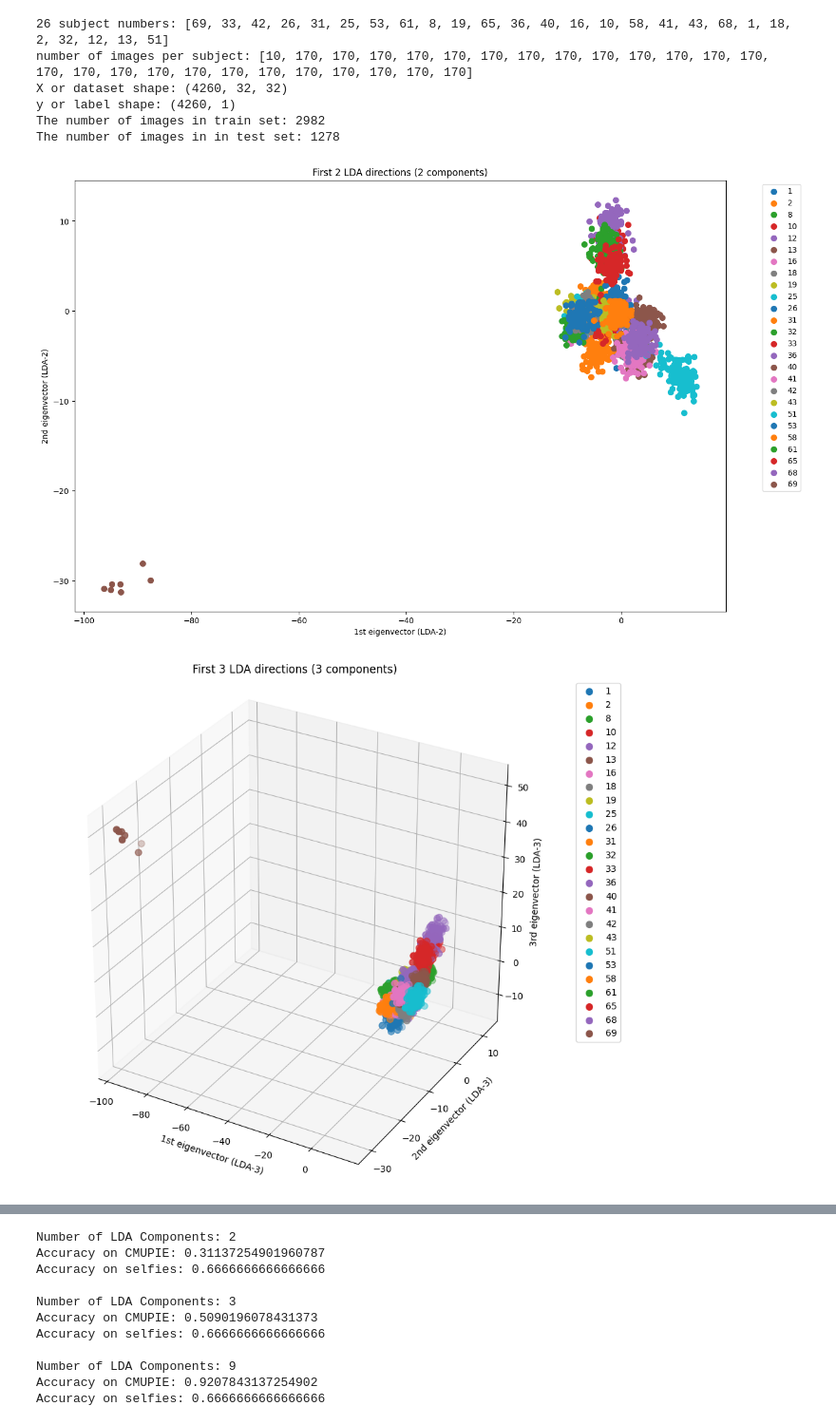
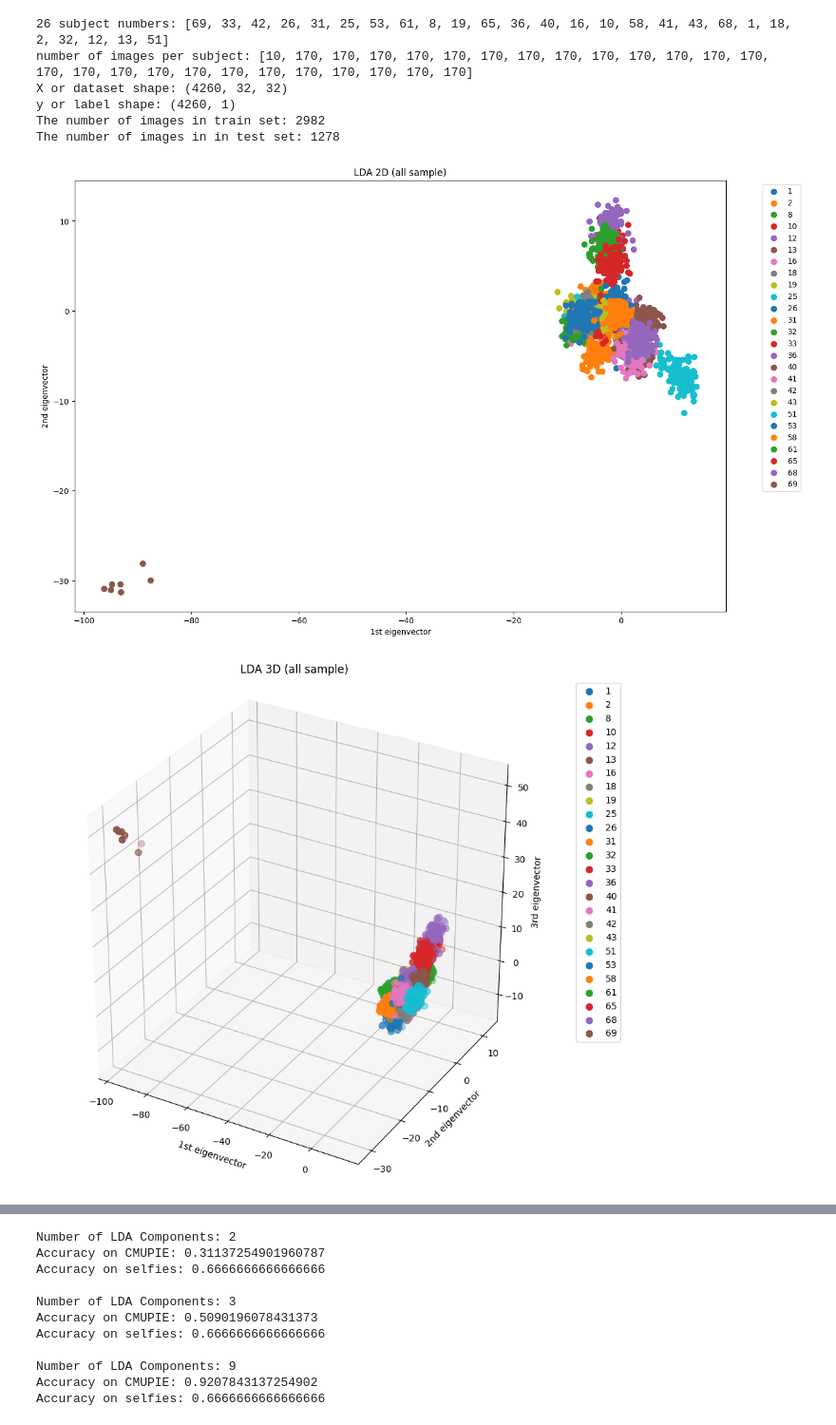
Before and after one commit to BellaDongxy/Face-Recon, a Jupyter notebook: LDA.ipynb, the cells around one changed output, grey strips where cells are left out. Shown at 95% size. Cells and saved outputs as stored; diff of their text form; code cells hidden in the pictures.

```diff
--- a/LDA.ipynb
+++ b/LDA.ipynb
@@ -155,48 +155,48 @@ for i, c in enumerate(np.unique(y_train)):
     ax.scatter(X_train_lda[:, 0][y_train.flatten() == c], X_train_lda[:, 1][y_train.flatten() == c],
                 marker=None, s=50, label=int(c))
 
-ax.set_xlabel(f'1st eigenvector (LDA-{n_components_lda})')
-ax.set_ylabel(f'2nd eigenvector (LDA-{n_components_lda})')
-ax.set_title(f"First 2 LDA directions ({n_components_lda} components)")
+ax.set_xlabel(f'1st eigenvector')
+ax.set_ylabel(f'2nd eigenvector')
+ax.set_title(f"LDA 2D (all sample)")
 ax.legend(bbox_to_anchor=(1.05, 1.0), loc='upper left')
 plt.show()
 # %% [output]
-[figure, old version]
+[figure, new version]
 # %%
 # Visualization in 3D
 n_components_lda_3d = 3
 lda_3d = LDA(n_components_lda_3d)
 lda_3d.fit(X_train_flattened, y_train_flattened)
 X_train_lda_3d = lda_3d.transform(X_train_flattened)
 
 fig = plt.figure(figsize=(15, 10))
 ax = fig.add_subplot(111, projection='3d')
 
 # Adjust the marker size and style
 marker_size = 50  # Change size if needed
 marker_style = 'o'
 
 for i, c in enumerate(np.unique(y_train_flattened)):
     ax.scatter(X_train_lda_3d[:, 0][style == c],
                X_train_lda_3d[:, 1][style == c],
                X_train_lda_3d[:, 2][style == c],
                marker=marker_style, s=marker_size, label=int(c))
 
 # Aspect ratio
 ax.set_box_aspect([1,1,1])  # Equal aspect ratio
 
 # Labels and title
-ax.set_xlabel(f'1st eigenvector (LDA-{n_components_lda_3d})')
-ax.set_ylabel(f'2nd eigenvector (LDA-{n_components_lda_3d})')
-ax.set_zlabel(f'3rd eigenvector (LDA-{n_components_lda_3d})')
-ax.set_title(f"First 3 LDA directions ({n_components_lda_3d} components)")
+ax.set_xlabel(f'1st eigenvector')
+ax.set_ylabel(f'2nd eigenvector')
+ax.set_zlabel(f'3rd eigenvector')
+ax.set_title(f"LDA 3D (all sample)")
 
 # Legend
 ax.legend(bbox_to_anchor=(1.05, 1.0), loc='upper left')
 
 plt.show()
 # %% [output]
-[figure, old version]
+[figure, new version]
 # %%
 import numpy as np
 import matplotlib.pyplot as plt
```
Also changed, not shown: parts of 2 cells of this notebook.
